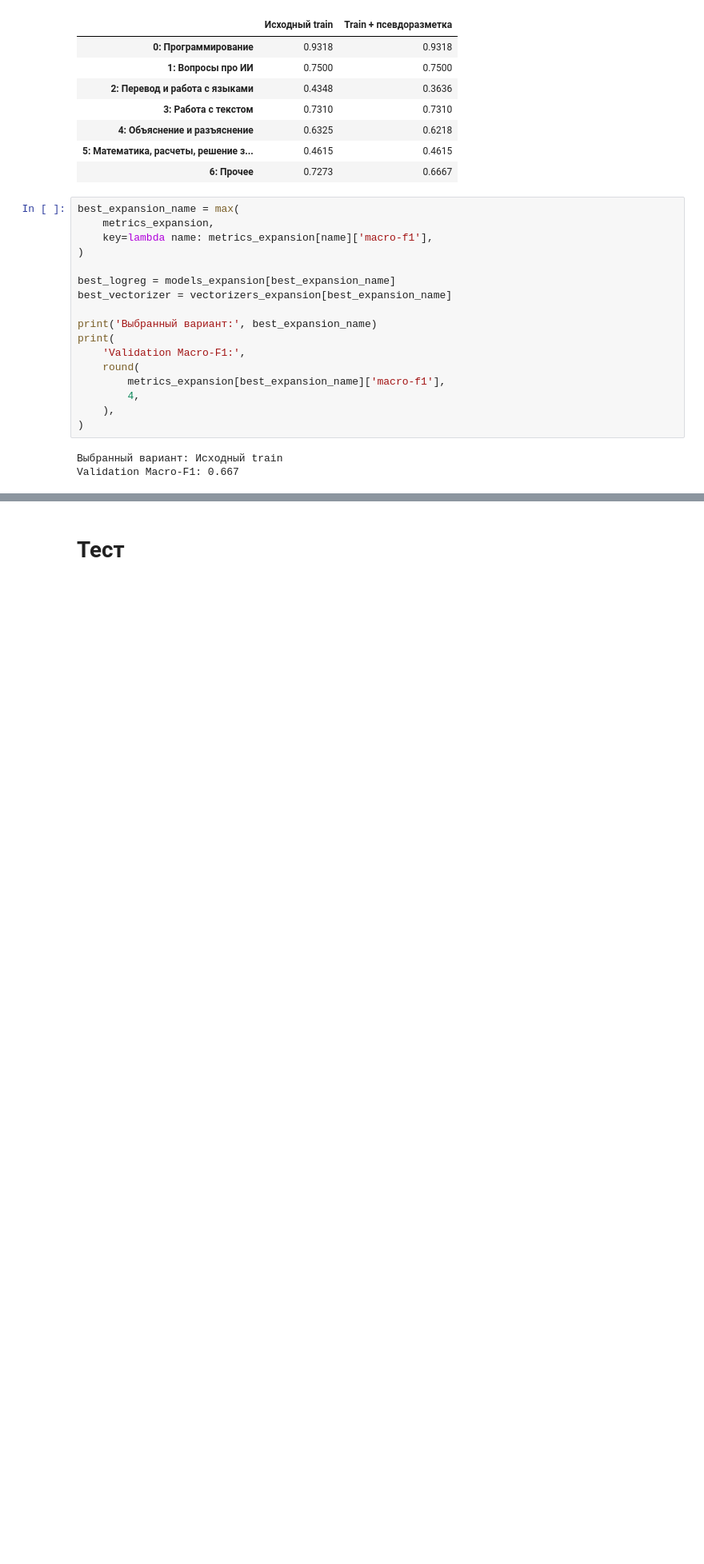
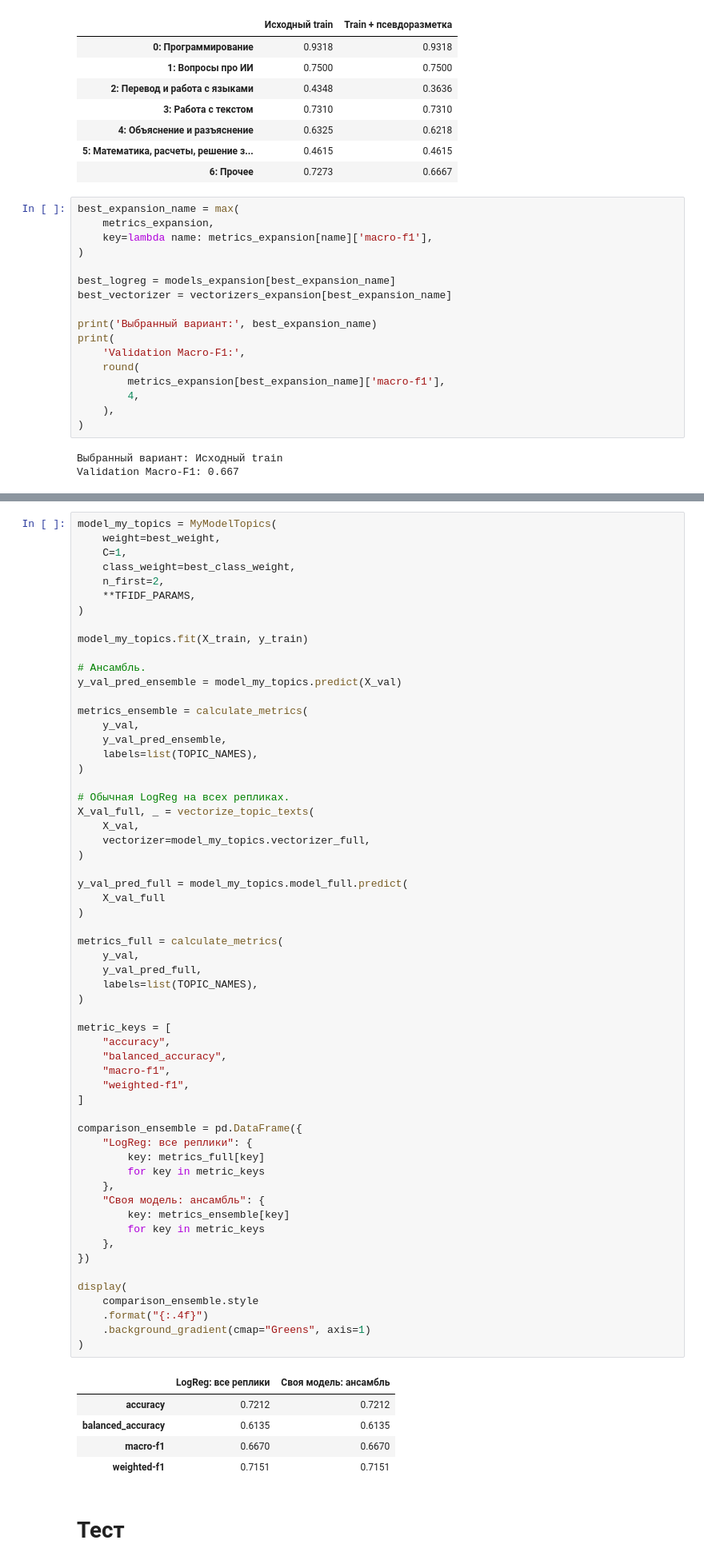
Before and after one commit to Half-Head/ML_homework, a Jupyter notebook: hw1/3_themes.ipynb, the cells around one changed output, grey strips where cells are left out. Shown at 80% size. Saved outputs shown, nothing was run; the diff lists cells and outputs as text; blank space fills up the shorter version.

```diff
--- a/hw1/3_themes.ipynb
+++ b/hw1/3_themes.ipynb
@@ -1345,3 +1420,68 @@ Validation Macro-F1: 0.667
+# %%
+model_my_topics = MyModelTopics(
+    weight=best_weight,
+    C=1,
+    class_weight=best_class_weight,
+    n_first=2,
+    **TFIDF_PARAMS,
+)
+
+model_my_topics.fit(X_train, y_train)
+
+# Ансамбль.
+y_val_pred_ensemble = model_my_topics.predict(X_val)
+
+metrics_ensemble = calculate_metrics(
+    y_val,
+    y_val_pred_ensemble,
+    labels=list(TOPIC_NAMES),
+)
+
+# Обычная LogReg на всех репликах.
+X_val_full, _ = vectorize_topic_texts(
+    X_val,
+    vectorizer=model_my_topics.vectorizer_full,
+)
+
+y_val_pred_full = model_my_topics.model_full.predict(
+    X_val_full
+)
+
+metrics_full = calculate_metrics(
+    y_val,
+    y_val_pred_full,
+    labels=list(TOPIC_NAMES),
+)
+
+metric_keys = [
+    "accuracy",
+    "balanced_accuracy",
+    "macro-f1",
+    "weighted-f1",
+]
+
+comparison_ensemble = pd.DataFrame({
+    "LogReg: все реплики": {
+        key: metrics_full[key]
+        for key in metric_keys
+    },
+    "Своя модель: ансамбль": {
+        key: metrics_ensemble[key]
+        for key in metric_keys
+    },
+})
+
+display(
+    comparison_ensemble.style
+    .format("{:.4f}")
+    .background_gradient(cmap="Greens", axis=1)
+)
+# %% [output]
+|  | LogReg: все реплики | Своя модель: ансамбль |
+| accuracy | 0.7212 | 0.7212 |
+| balanced_accuracy | 0.6135 | 0.6135 |
+| macro-f1 | 0.6670 | 0.6670 |
+| weighted-f1 | 0.7151 | 0.7151 |
 # %% [markdown]
 # Тест
 # %%
```
Also changed, not shown: parts of 6 cells of this notebook, 11 other files.
